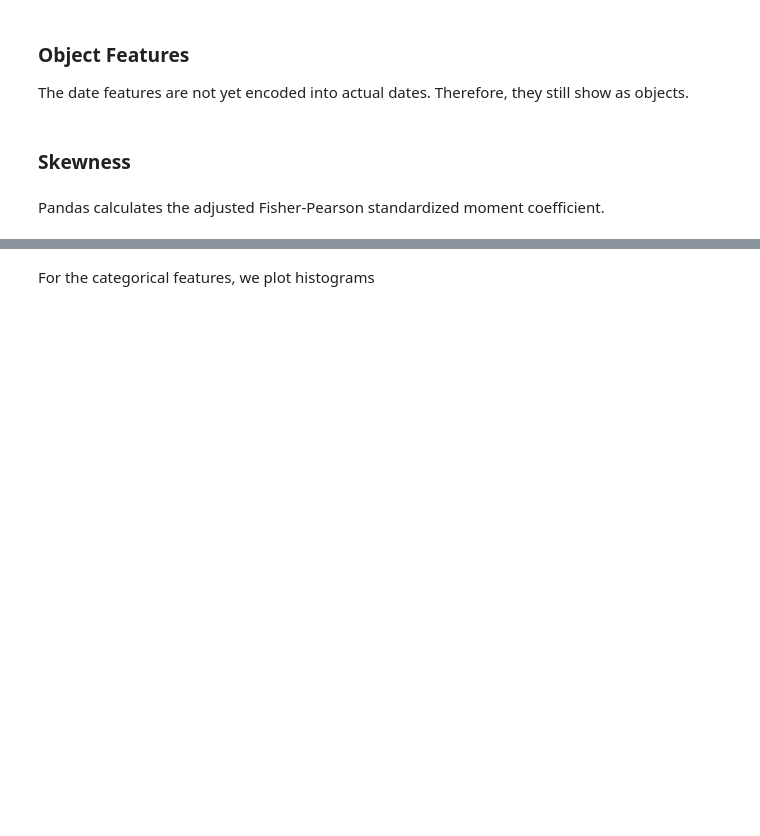
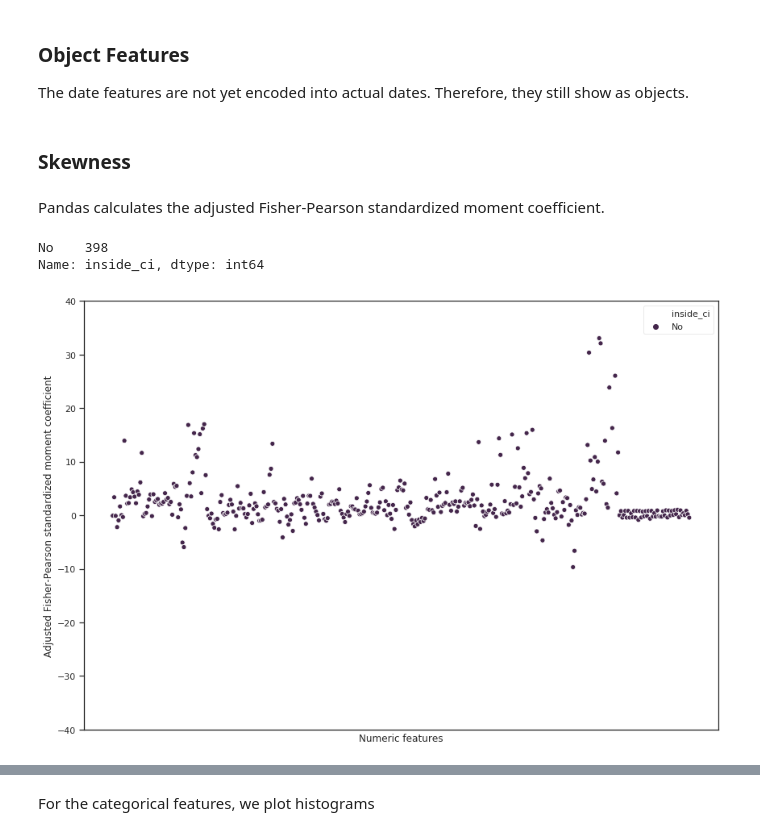
Before and after one commit to datarian/master-thesis-msc-statistics, a Jupyter notebook: notebooks/3_EDA.ipynb, the cells around one changed output, grey strips where cells are left out. Saved outputs shown, nothing was run; the diff lists cells and outputs as text; code cells hidden in the pictures; blank space fills up the shorter version.

```diff
--- a/notebooks/3_EDA.ipynb
+++ b/notebooks/3_EDA.ipynb
@@ -80,16 +84,34 @@ learning_skew = learning_preprocessed.skew()
 # %%
-n = len(learning_preprocessed.index)
-cb = 1.96*np.sqrt(6*n*(n-1)/((n-2)*(n+1)*(n+3))) / np.sqrt(n)
-cb
+def calc_conf_bound(feature):
+    # Under H_0, mean = 0 and var(feature) = var(N(0,6))
+    n = feature.count()
+    return 1.96*np.sqrt(6*n*(n-1)/((n-2)*(n+1)*(n+3))) / np.sqrt(n)
+
+def within_bound(feature):
+    return "Yes" if abs(feature.skew_stat) < feature.conf_bound else "No"
+# %%
+conf_bound = pd.DataFrame(preprocessed.apply(calc_conf_bound, axis=0, result_type="expand"), columns=["conf_bound"])
+conf_bound.index.name = "feature"
+# %%
+skew = preprocessed_skew.merge(conf_bound, on=preprocessed_skew.index.name)
+# %%
+skew['inside_ci'] = skew.apply(within_bound, axis=1, result_type="expand")
+# %%
+skew.inside_ci.value_counts()
+# %% [output]
+No    398
+Name: inside_ci, dtype: int64
 # %%
-ax = sns.scatterplot(data=learning_skew)
-cb_high = ax.axhline(cb, c="red", label="95 \% C.I. for symmetric distribution")
-cb_low = ax.axhline(-cb, c="red")
-plt.legend(handles=[cb_high])
+ax = sns.scatterplot(x=skew.index, y=skew.skew_stat, hue=skew.inside_ci)
 plt.tick_params(
     axis='x',          # changes apply to the x-axis
     which='both',      # both major and minor ticks are affected
     bottom=False,      # ticks along the bottom edge are off
     top=False,         # ticks along the top edge are off
     labelbottom=False) # labels along the bottom edge are off
+plt.xlabel("Numeric features")
+plt.ylabel("Adjusted Fisher-Pearson standardized moment coefficient")
+plt.ylim(-40,40)
 save_fig("skewness_numeric_features")
+# %% [output]
+[figure, added]
```
Also changed, not shown: parts of 79 cells of this notebook, 6 other files.
